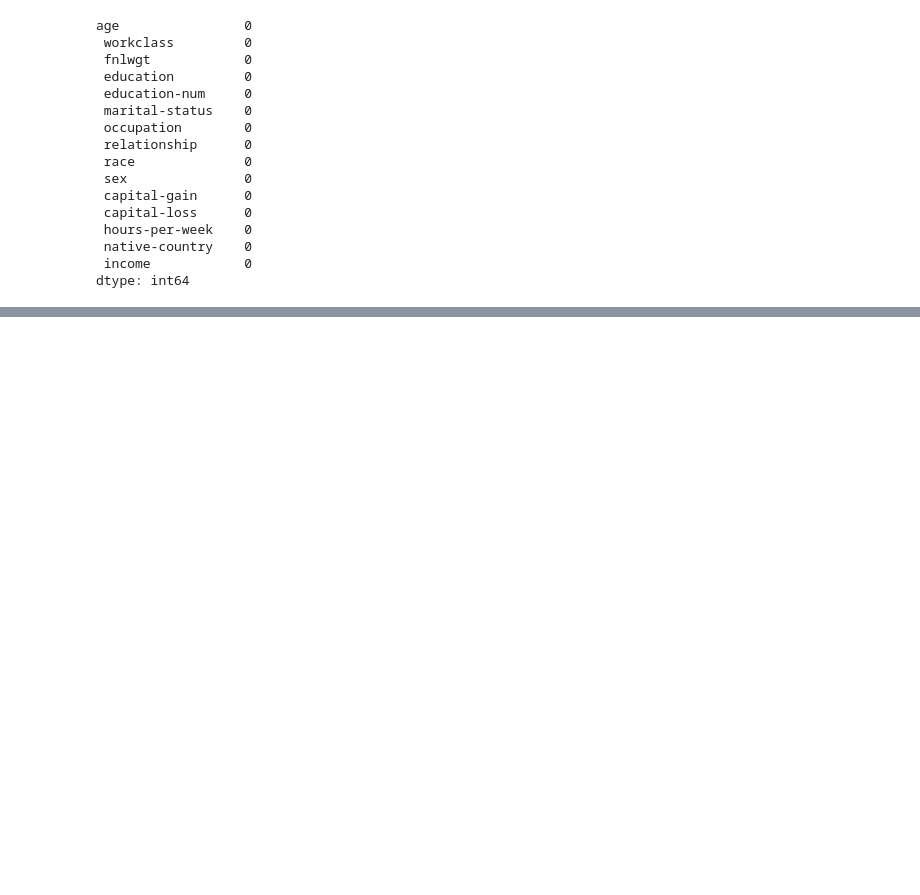
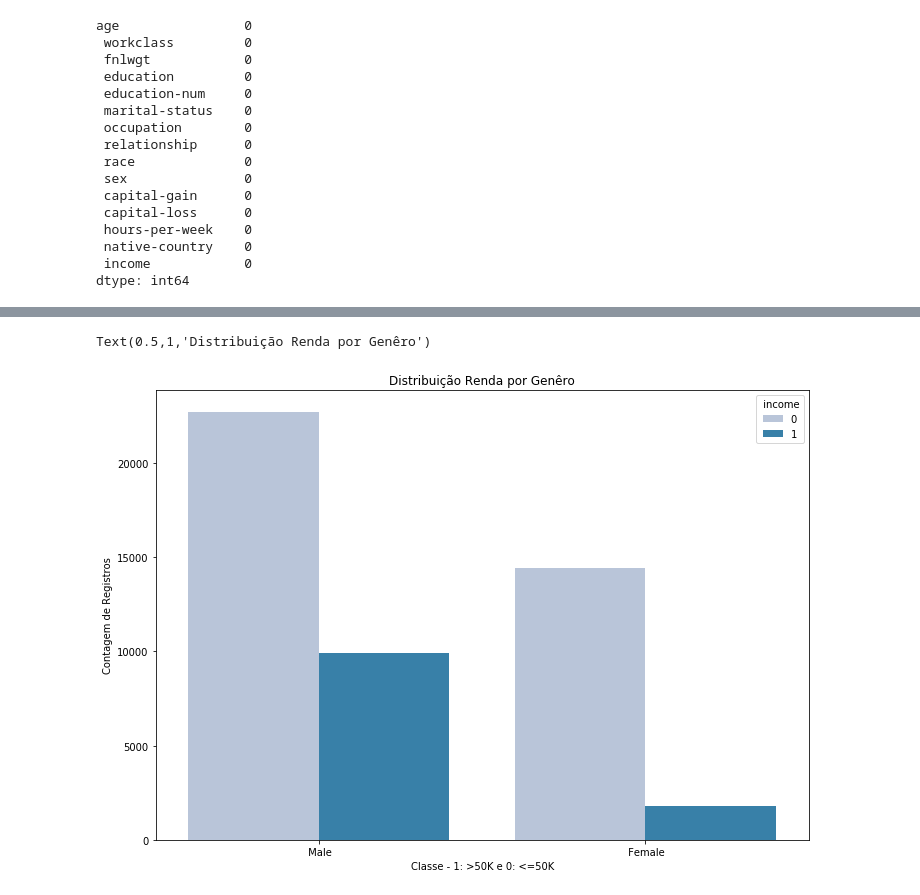
Before and after one commit to marcosmorais94/income_data_science, a Jupyter notebook: modelo_incomePredict.ipynb, the cells around one changed output, grey strips where cells are left out. Cells and saved outputs as stored; diff of their text form; code cells hidden in the pictures; blank space fills up the shorter version.

```diff
--- a/modelo_incomePredict.ipynb
+++ b/modelo_incomePredict.ipynb
@@ -149,0 +159,12 @@ Text(0.5,1,'Histograma - Ganhos Capital')
+# %%
+# No gráfico de barras, vemos que temos mais homens com renda superior a 50K por mês do que mulheres.
+# A própria classe genêro não está totalmente balanceada com mais homens do que mulheres.
+
+fig, ax = plt.subplots(figsize=(11.7, 8.27))
+graf_class = sns.countplot(x = ' sex', data = df_full, palette = 'PuBu', hue = ' income', orient = 'H')
+graf_class.set_xlabel('Classe - 1: >50K e 0: <=50K')
+graf_class.set_ylabel('Contagem de Registros')
+graf_class.set_title('Distribuição Renda por Genêro')
+# %% [output]
+Text(0.5,1,'Distribuição Renda por Genêro')
+[figure, added]
```
Also changed, not shown: parts of 8 cells of this notebook.
